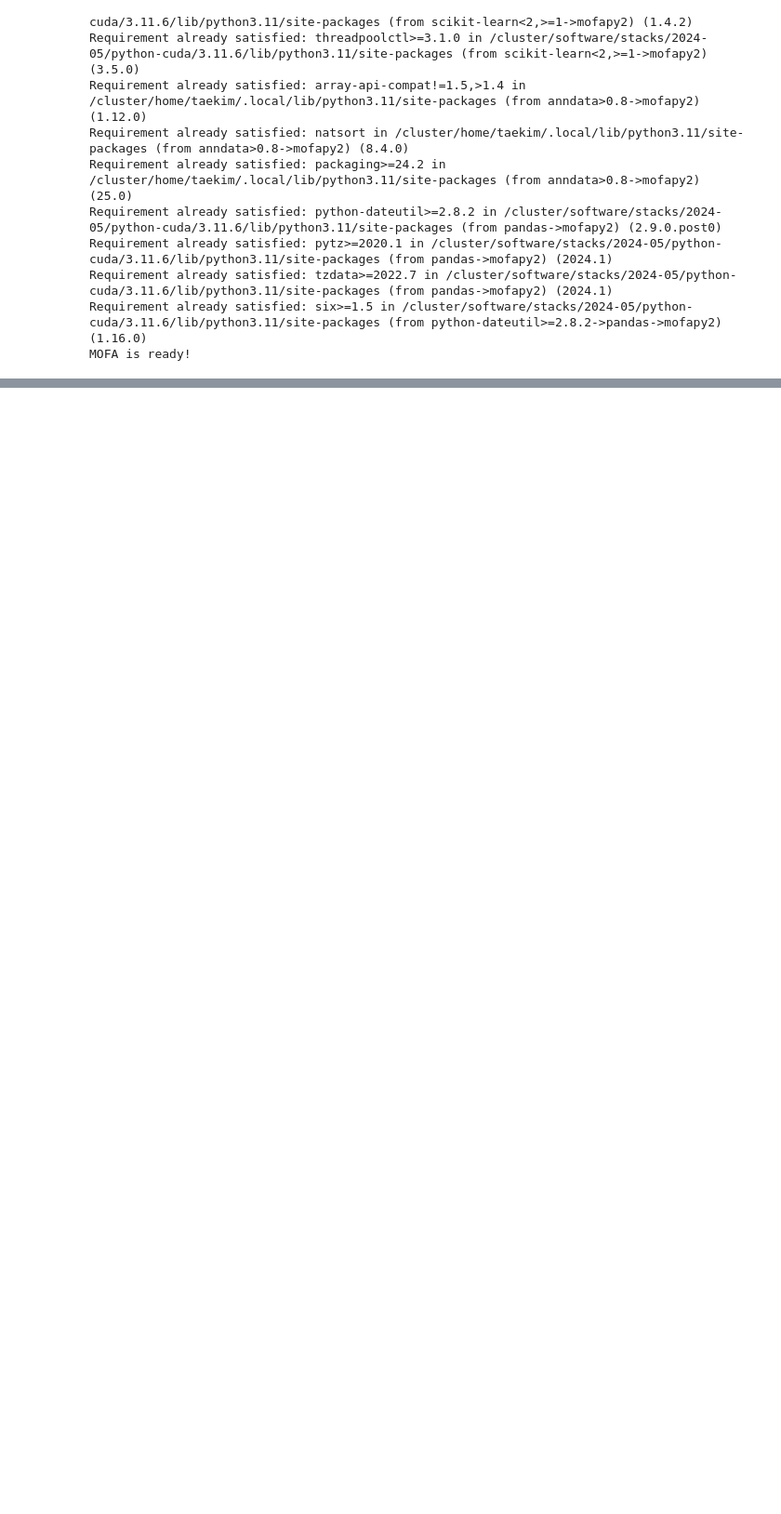
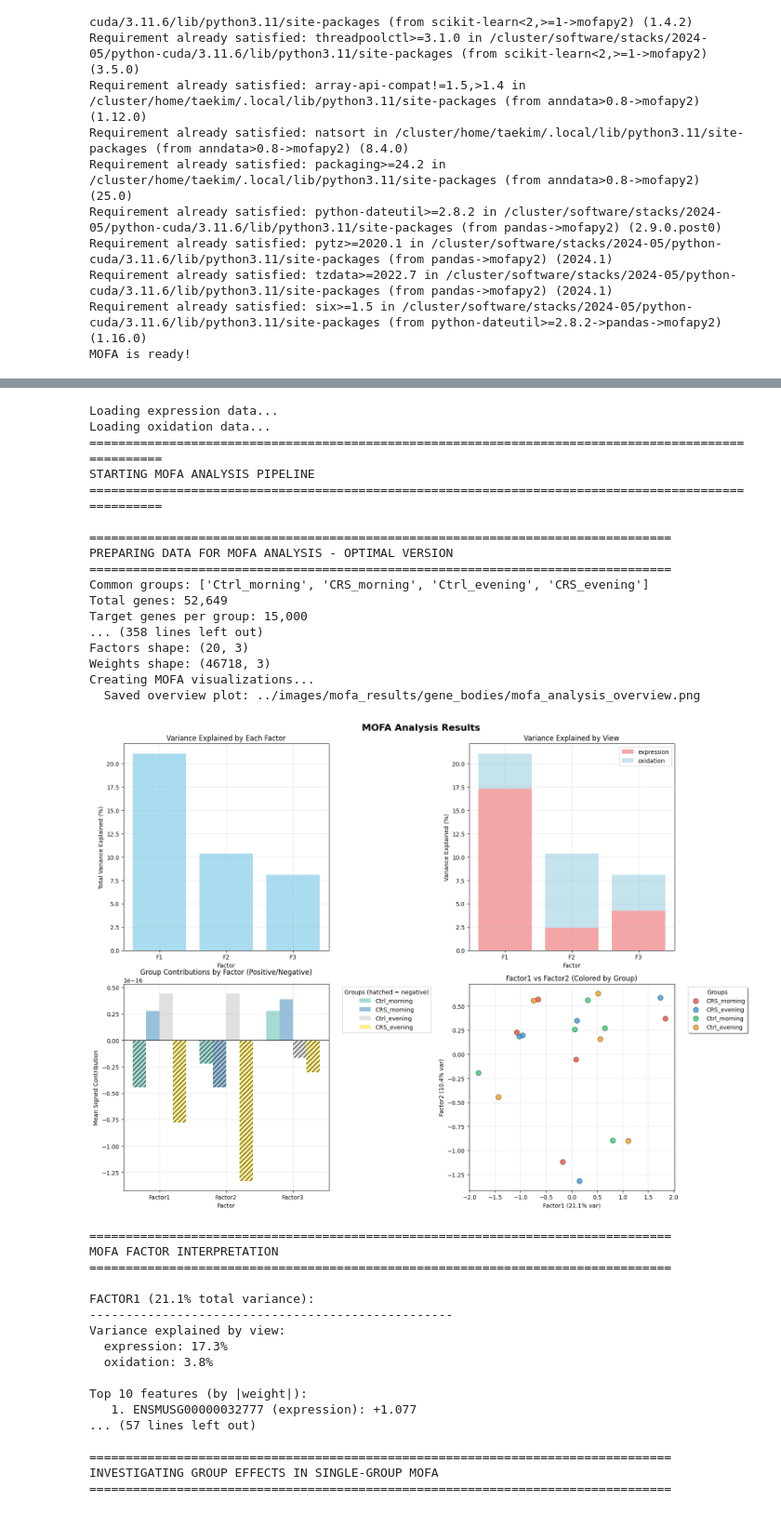
Before and after one commit to babypoby/stressed-mice, a Jupyter notebook: jupyter_notebooks/mofa.ipynb, the cells around one changed output, grey strips where cells are left out. Shown at 93% size. Cells and saved outputs as stored; diff of their text form; code cells hidden in the pictures; blank space fills up the shorter version.

Commit message:
mofa done

```diff
--- a/jupyter_notebooks/mofa.ipynb
+++ b/jupyter_notebooks/mofa.ipynb
@@ -162,13 +92,7 @@ def load_data(EXPR_PATH, OXID_PATH):
     return expr_df, oxid_df
 
 def normalize_sample_names(sample_name, dataset_type='oxidation'):
-    """
-    Normalize sample names to match between datasets
 
-    Expression format: '05_Ctrl_morning'
-    Oxidation format:  'Sample_05_Ctrl_morning_S5_'
-    Target format:     '05_Ctrl_morning'
-    """
     if dataset_type == 'oxidation':
         # Remove 'Sample_' prefix and '_S#_' suffix
         if sample_name.startswith('Sample_'):
@@ -456,10 +294,8 @@ def prepare_real_mofa_data_filter(expr_df, oxid_df, min_variance_threshold=1e-6)
 # %%
 # Step 2
 
-def run_real_mofa_analysis(mofa_data, sample_metadata, output_dir="./mofa_output/"):
-    """
-    Run real MOFA analysis using mofapy2
-    """
+def run_mofa_analysis(mofa_data, sample_metadata, output_dir="./mofa_output/"):
+
     try:
         # Import what works for v0.7.2
         from mofapy2.run.entry_point import entry_point
@@ -470,7 +306,7 @@ def run_real_mofa_analysis(mofa_data, sample_metadata, output_dir="./mofa_output
 
 
     print("\n" + "="*80)
-    print("RUNNING REAL MOFA ANALYSIS")
+    print("RUNNING MOFA ANALYSIS")
     print("="*80)
 
     import os
@@ -514,8 +350,6 @@ def run_real_mofa_analysis(mofa_data, sample_metadata, output_dir="./mofa_output
 
     # Concatenate all data
     mofa_df = pd.DataFrame(all_rows)
-    print("HALLO")
-    print(mofa_df.head(5))
 
     ent = entry_point()
 
@@ -524,7 +358,7 @@ def run_real_mofa_analysis(mofa_data, sample_metadata, output_dir="./mofa_output
 
     # Set model options
     ent.set_model_options(
-        factors=15,  # Maximum number of factors
+        factors=3,  # Maximum number of factors
         spikeslab_weights=True,  # Use spike-and-slab for sparsity
         ard_factors=True,  # Automatic relevance determination
         ard_weights=True
@@ -1198,0 +1038,52 @@ Top 10 features (by |weight|):
+# %%
+! source ~/mofa_clean_env/bin/activate
+
+EXPR_PATH = "/nfs/nas12.ethz.ch/fs1201/green_groups_let_public/Euler/Vakil/Mouse_brain_Sept2024/gene_annotation2/CRS_Morning_Evening_TPM_rearr.csv"
+OXID_PATH = "../data_normalized/gene_bodies_Normalized.csv"
+
+expr_df, oxid_df = load_data(EXPR_PATH, OXID_PATH)
+
+expr_df_log = expr_df.copy()
+expr_df_log['Expression_level'] = np.log1p(expr_df['Expression_level'])
+
+oxid_df_log = oxid_df.copy()
+oxid_df_log['median_normalized_damage'] = np.log1p(oxid_df['median_normalized_damage'])
+
+# For MOFA (requires mofapy2 installation):
+mofa_results = run_complete_mofa_analysis(expr_df_log, oxid_df_log,  "../images/mofa_results/gene_bodies")
+# %% [output]
+Loading expression data...
+Loading oxidation data...
+====================================================================================================
+STARTING MOFA ANALYSIS PIPELINE
+====================================================================================================
+
+================================================================================
+PREPARING DATA FOR MOFA ANALYSIS - OPTIMAL VERSION
+================================================================================
+Common groups: ['Ctrl_morning', 'CRS_morning', 'Ctrl_evening', 'CRS_evening']
+Total genes: 52,649
+Target genes per group: 15,000
+... (358 lines left out)
+Factors shape: (20, 3)
+Weights shape: (46718, 3)
+Creating MOFA visualizations...
+  Saved overview plot: ../images/mofa_results/gene_bodies/mofa_analysis_overview.png
+[figure, added]
+================================================================================
+MOFA FACTOR INTERPRETATION
+================================================================================
+
+FACTOR1 (21.1% total variance):
+--------------------------------------------------
+Variance explained by view:
+  expression: 17.3%
+  oxidation: 3.8%
+
+Top 10 features (by |weight|):
+   1. ENSMUSG00000032777 (expression): +1.077
+... (57 lines left out)
+
+================================================================================
+INVESTIGATING GROUP EFFECTS IN SINGLE-GROUP MOFA
+================================================================================
```
Also changed, not shown: parts of 12 cells of this notebook, 25 other files.
